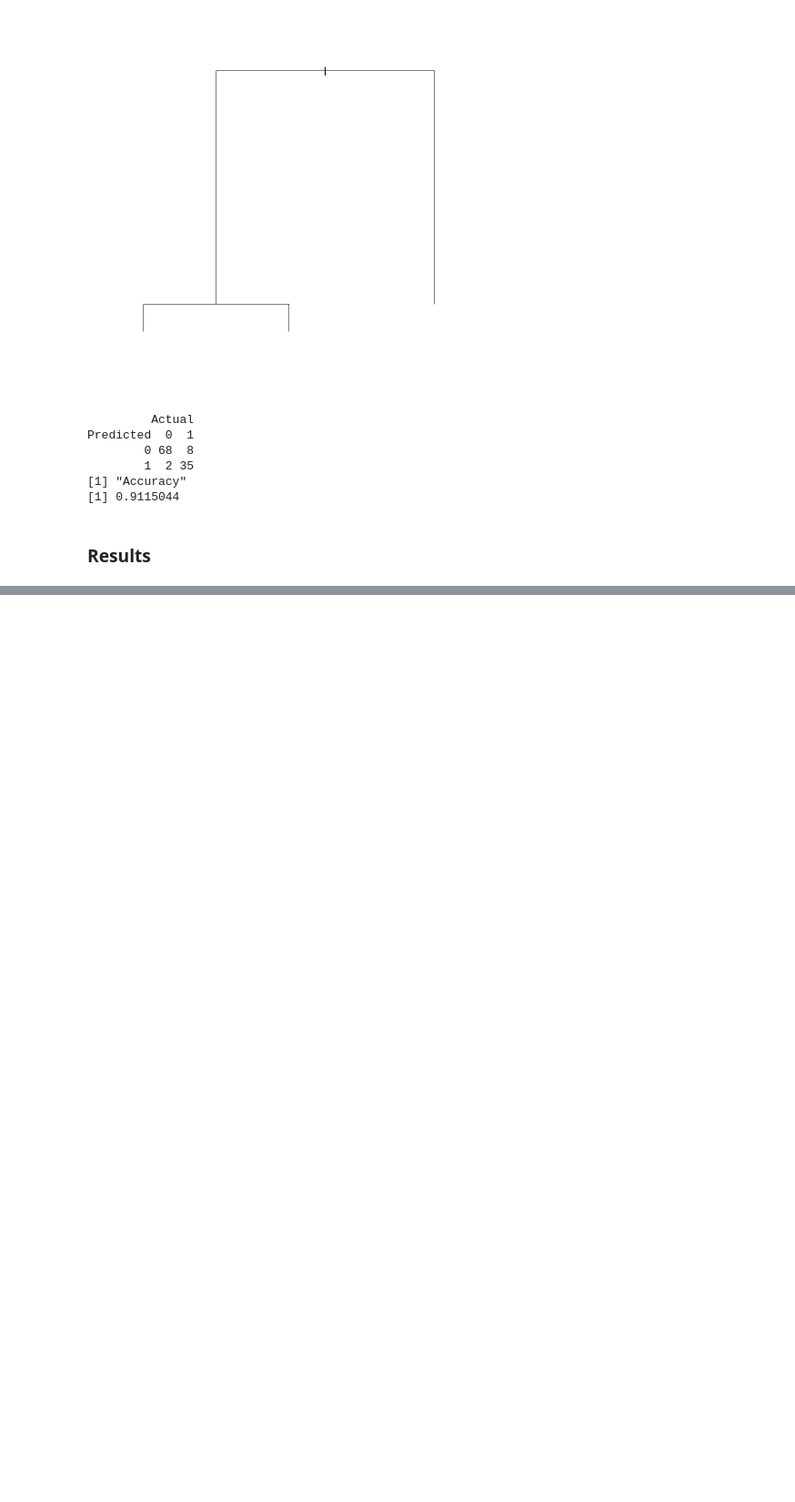
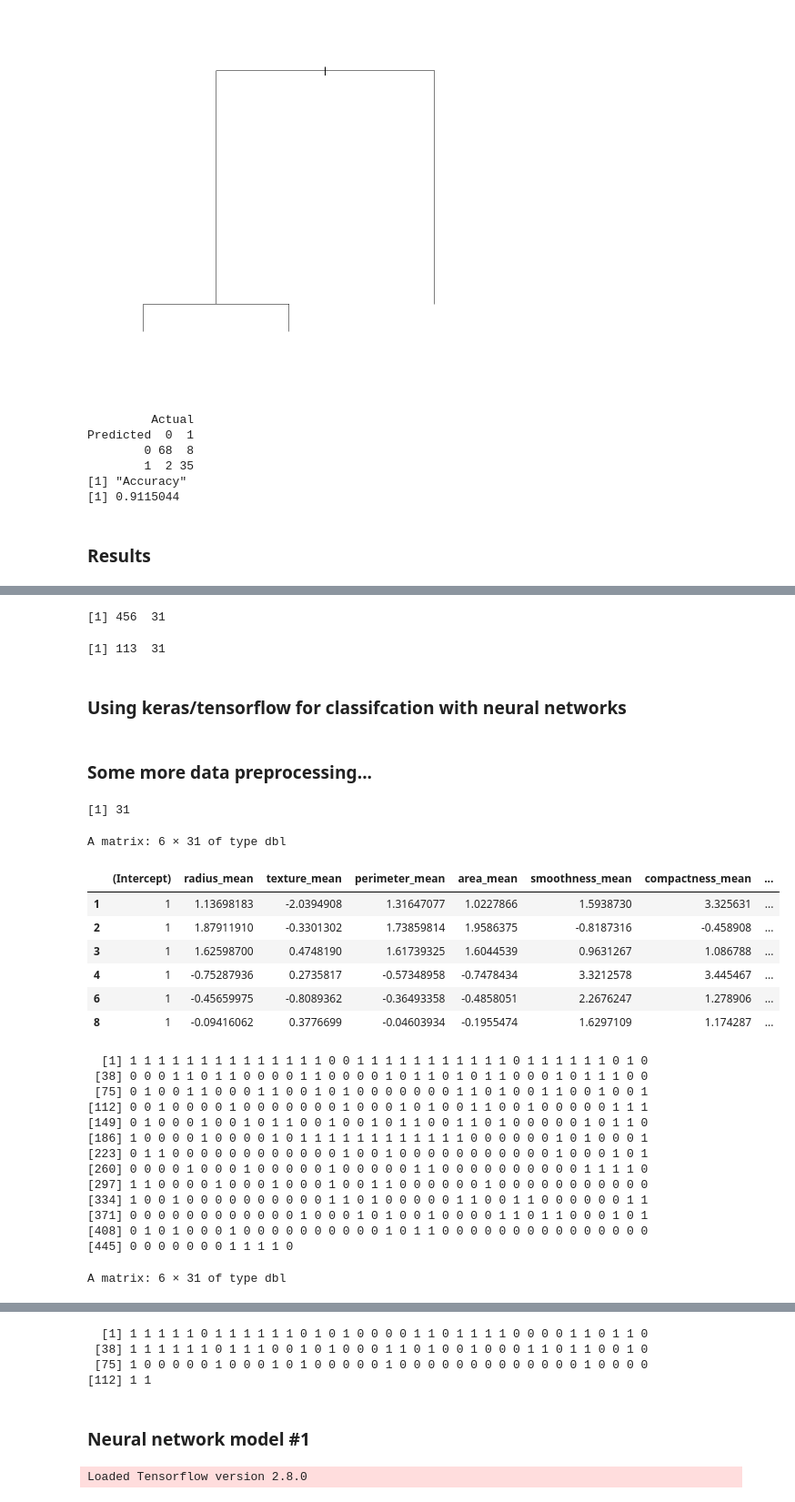
Before and after one commit to youmengh/breast-cancer-classification, a Jupyter notebook: hin_kumar_breast_cancer_classification.ipynb, the cells around one changed output, grey strips where cells are left out. Shown: that part at 91% size. Saved outputs shown, nothing was run; the diff lists cells and outputs as text; code cells hidden in the pictures; blank space fills up the shorter version.

```diff
--- a/hin_kumar_breast_cancer_classification.ipynb
+++ b/hin_kumar_breast_cancer_classification.ipynb
@@ -231,0 +238,3 @@ As seen above, the models do extremely well when given the approximately 450 dat
+# %%
+# remove ID column
+bc <- bc[,-1]
@@ -231,0 +244,14 @@ As seen above, the models do extremely well when given the approximately 450 dat
+# %%
+# split to train and test
+split1 <- sample(c(rep(0, 0.8 * nrow(bc)), rep(1, 0.2 * nrow(bc)))) #80% train, 20% test
+# create training and test sets
+train <- bc[split1 == 0,]
+test <- bc[split1 == 1,]
+# check dimensions for both
+dim(train)
+dim(test)
+# %% [output]
+[1] 456  31
+[1] 113  31
+# %% [markdown]
+### Using keras/tensorflow for classifcation with neural networks
@@ -231,0 +262,2 @@ As seen above, the models do extremely well when given the approximately 450 dat
+# %% [markdown]
+### Some more data preprocessing...
@@ -231,0 +270,42 @@ As seen above, the models do extremely well when given the approximately 450 dat
+# %%
+# check number of columns
+ncol(train)
+
+# split predictors and response variables for training set
+#train_x <- train[,2:31]
+train_x <- model.matrix(diagnosis~.,data=train) #transform variables into numeric...
+train_y <- train[,1]
+
+# split predictors and response variables for test set
+test_x <- model.matrix(diagnosis~.,data=test)
+test_y <- test[,1]
+
+# view datasets post preproceessing
+head(train_x)
+train_y
+head(test_x)
+test_y
+# %% [output]
+[1] 31
+A matrix: 6 × 31 of type dbl
+|  | (Intercept) | radius_mean | texture_mean | perimeter_mean | area_mean | smoothness_mean | compactness_mean | ... |
+| 1 | 1 | 1.13698183 | -2.0394908 | 1.31647077 | 1.0227866 | 1.5938730 | 3.325631 | ... |
+| 2 | 1 | 1.87911910 | -0.3301302 | 1.73859814 | 1.9586375 | -0.8187316 | -0.458908 | ... |
+| 3 | 1 | 1.62598700 | 0.4748190 | 1.61739325 | 1.6044539 | 0.9631267 | 1.086788 | ... |
+| 4 | 1 | -0.75287936 | 0.2735817 | -0.57348958 | -0.7478434 | 3.3212578 | 3.445467 | ... |
+| 6 | 1 | -0.45659975 | -0.8089362 | -0.36493358 | -0.4858051 | 2.2676247 | 1.278906 | ... |
+| 8 | 1 | -0.09416062 | 0.3776699 | -0.04603934 | -0.1955474 | 1.6297109 | 1.174287 | ... |
+  [1] 1 1 1 1 1 1 1 1 1 1 1 1 1 1 0 0 1 1 1 1 1 1 1 1 1 1 1 0 1 1 1 1 1 1 0 1 0
+ [38] 0 0 0 1 1 0 1 1 0 0 0 0 1 1 0 0 0 0 1 0 1 1 0 1 0 1 1 0 0 0 1 0 1 1 1 0 0
+ [75] 0 1 0 0 1 1 0 0 0 1 1 0 0 1 0 1 0 0 0 0 0 0 0 1 1 0 1 0 0 1 1 0 0 1 0 0 1
+[112] 0 0 1 0 0 0 0 1 0 0 0 0 0 0 0 1 0 0 0 1 0 1 0 0 1 1 0 0 1 0 0 0 0 0 1 1 1
+[149] 0 1 0 0 0 1 0 0 1 0 1 1 0 0 1 0 0 1 0 1 1 0 0 1 1 0 1 0 0 0 0 0 1 0 1 1 0
+[186] 1 0 0 0 0 1 0 0 0 0 1 0 1 1 1 1 1 1 1 1 1 1 1 1 0 0 0 0 0 0 1 0 1 0 0 0 1
+[223] 0 1 1 0 0 0 0 0 0 0 0 0 0 0 0 1 0 0 1 0 0 0 0 0 0 0 0 0 0 0 1 0 0 0 1 0 1
+[260] 0 0 0 0 1 0 0 0 1 0 0 0 0 0 1 0 0 0 0 0 1 1 0 0 0 0 0 0 0 0 0 0 1 1 1 1 0
+[297] 1 1 0 0 0 0 1 0 0 0 1 0 0 0 1 0 0 1 1 0 0 0 0 0 0 1 0 0 0 0 0 0 0 0 0 0 0
+[334] 1 0 0 1 0 0 0 0 0 0 0 0 0 0 1 1 0 1 0 0 0 0 0 1 1 0 0 1 1 0 0 0 0 0 0 1 1
+[371] 0 0 0 0 0 0 0 0 0 0 0 0 1 0 0 0 1 0 1 0 0 1 0 0 0 0 1 1 0 1 1 0 0 0 1 0 1
+[408] 0 1 0 1 0 0 0 1 0 0 0 0 0 0 0 0 0 0 1 0 1 1 0 0 0 0 0 0 0 0 0 0 0 0 0 0 0
+[445] 0 0 0 0 0 0 0 1 1 1 1 0
+A matrix: 6 × 31 of type dbl
@@ -231,0 +319,13 @@ As seen above, the models do extremely well when given the approximately 450 dat
+  [1] 1 1 1 1 1 0 1 1 1 1 1 1 0 1 0 1 0 0 0 0 1 1 0 1 1 1 1 0 0 0 0 1 1 0 1 1 0
+ [38] 1 1 1 1 1 1 0 1 1 1 0 0 1 0 1 0 0 0 1 1 0 1 0 0 1 0 0 0 1 1 0 1 1 0 0 1 0
+ [75] 1 0 0 0 0 0 1 0 0 0 1 0 1 0 0 0 0 0 1 0 0 0 0 0 0 0 0 0 0 0 0 0 1 0 0 0 0
+[112] 1 1
+# %% [markdown]
+### Neural network model #1
+# %%
+# create model 1
+modnn_1 <- keras_model_sequential() %>%
+    layer_dense(units = 5, activation = 'sigmoid', input_shape = ncol(train)) %>%
+    layer_dense(units = 1, activation = 'sigmoid')
+# %% [output]
+Loaded Tensorflow version 2.8.0
```
Also changed, not shown: parts of 24 cells of this notebook.
